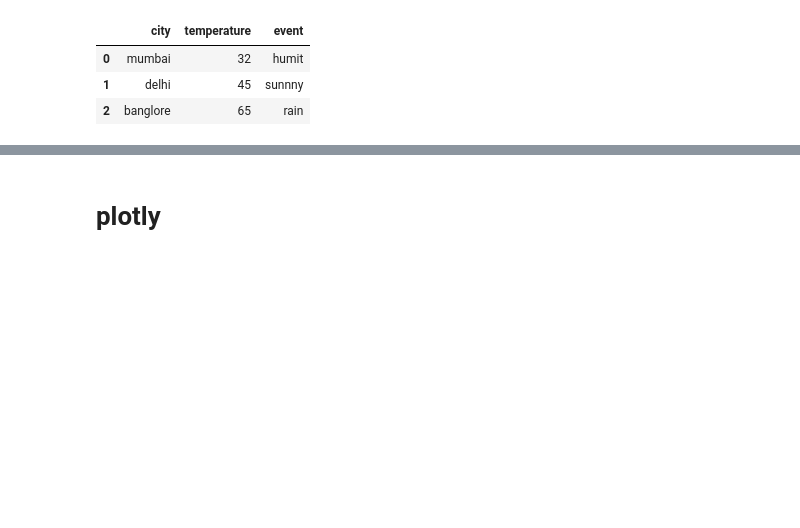
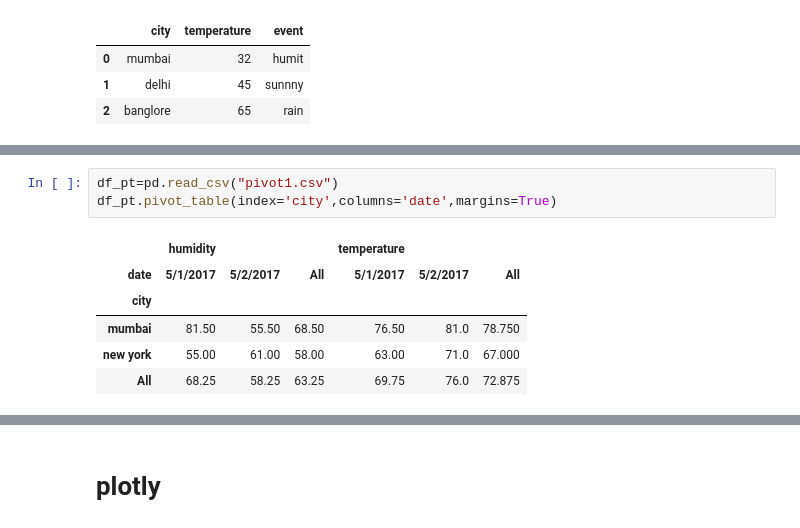
Before and after one commit to Ndeep/basic-s-of-pandas, a Jupyter notebook: pandas 1.ipynb, the cells around one changed output, grey strips where cells are left out. Cells and saved outputs as stored; diff of their text form; blank space fills up the shorter version.

Commit message:
add merge and pivot talble

```diff
--- a/pandas 1.ipynb
+++ b/pandas 1.ipynb
@@ -367,0 +444,10 @@ df_c2
+# %%
+df_pt=pd.read_csv("pivot1.csv")
+df_pt.pivot_table(index='city',columns='date',margins=True)
+# %% [output]
+|  | humidity |  |  | temperature |  |  |
+| date | 5/1/2017 | 5/2/2017 | All | 5/1/2017 | 5/2/2017 | All |
+| city |  |  |  |  |  |  |
+| mumbai | 81.50 | 55.50 | 68.50 | 76.50 | 81.0 | 78.750 |
+| new york | 55.00 | 61.00 | 58.00 | 63.00 | 71.0 | 67.000 |
+| All | 68.25 | 58.25 | 63.25 | 69.75 | 76.0 | 72.875 |
```
Also changed, not shown: parts of 10 cells of this notebook, 3 other files.
